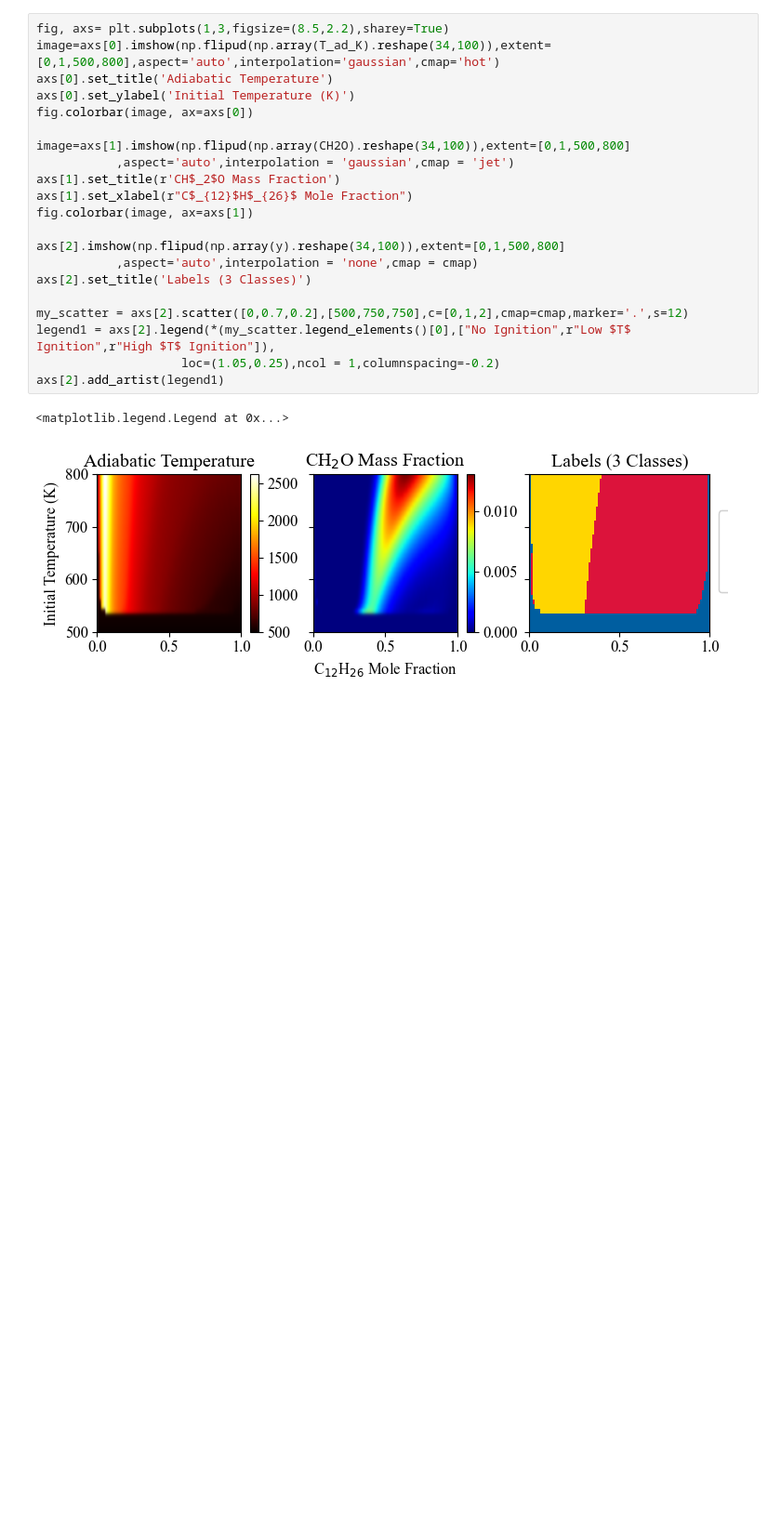
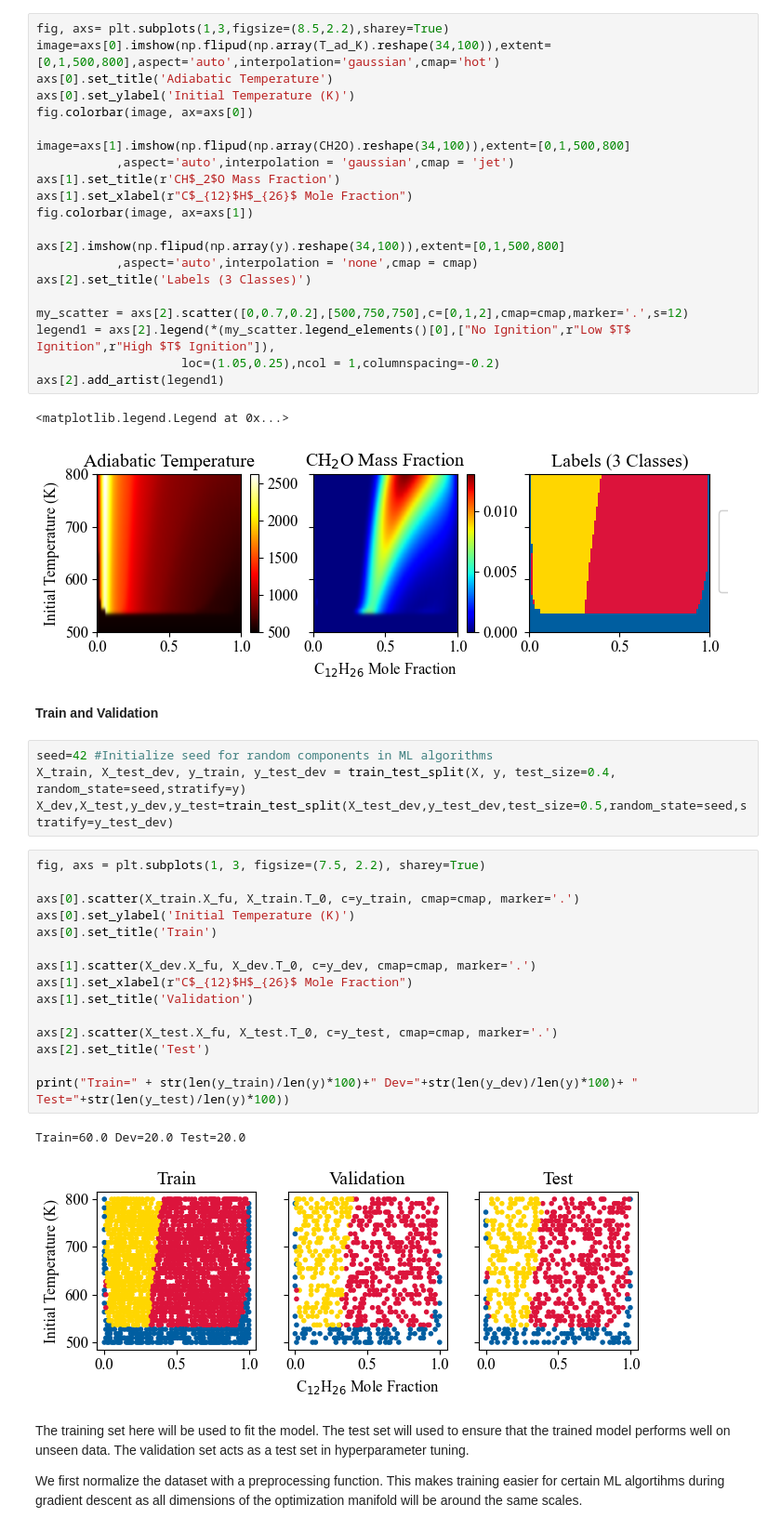
Before and after one commit to emnagrajaa/Classifying-n-Dodecane-Ignition, a Jupyter notebook: SupervisedLearning.ipynb, the cells around one changed output. Shown at 93% size. Saved outputs shown, nothing was run; the diff lists cells and outputs as text; blank space fills up the shorter version.

Commit message:
Training

```diff
--- a/SupervisedLearning.ipynb
+++ b/SupervisedLearning.ipynb
@@ -68,3 +68,31 @@ axs[2].add_artist(legend1)
 # %% [output]
 <matplotlib.legend.Legend at 0x...>
 [figure]
+# %% [markdown]
+**Train and Validation**
+# %%
+seed=42 #Initialize seed for random components in ML algorithms
+X_train, X_test_dev, y_train, y_test_dev = train_test_split(X, y, test_size=0.4, random_state=seed,stratify=y)
+X_dev,X_test,y_dev,y_test=train_test_split(X_test_dev,y_test_dev,test_size=0.5,random_state=seed,stratify=y_test_dev)
+# %%
+fig, axs = plt.subplots(1, 3, figsize=(7.5, 2.2), sharey=True)
+
+axs[0].scatter(X_train.X_fu, X_train.T_0, c=y_train, cmap=cmap, marker='.')
+axs[0].set_ylabel('Initial Temperature (K)')
+axs[0].set_title('Train')
+
+axs[1].scatter(X_dev.X_fu, X_dev.T_0, c=y_dev, cmap=cmap, marker='.')
+axs[1].set_xlabel(r"C$_{12}$H$_{26}$ Mole Fraction")
+axs[1].set_title('Validation')
+
+axs[2].scatter(X_test.X_fu, X_test.T_0, c=y_test, cmap=cmap, marker='.')
+axs[2].set_title('Test')
+
+print("Train=" + str(len(y_train)/len(y)*100)+" Dev="+str(len(y_dev)/len(y)*100)+ " Test="+str(len(y_test)/len(y)*100))
+# %% [output]
+Train=60.0 Dev=20.0 Test=20.0
+[figure, added]
+# %% [markdown]
+The training set here will be used to fit the model. The test set will used to ensure that the trained model performs well on unseen data. The validation set acts as a test set in hyperparameter tuning.
+
+We first normalize the dataset with a preprocessing function. This makes training easier for certain ML algortihms during gradient descent as all dimensions of the optimization manifold will be around the same scales.
```
Also changed, not shown: parts of 4 cells of this notebook.
